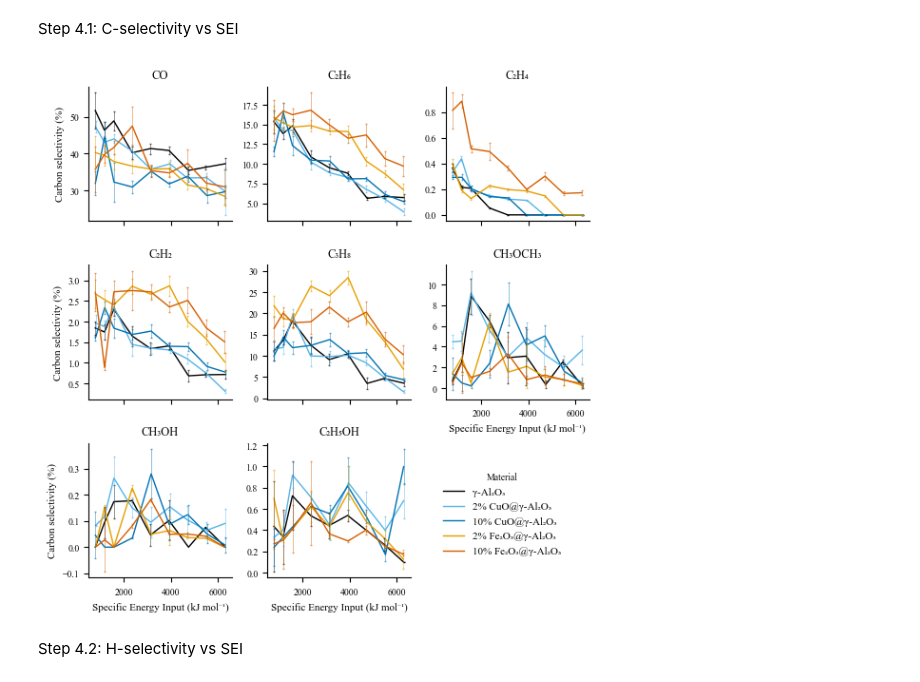
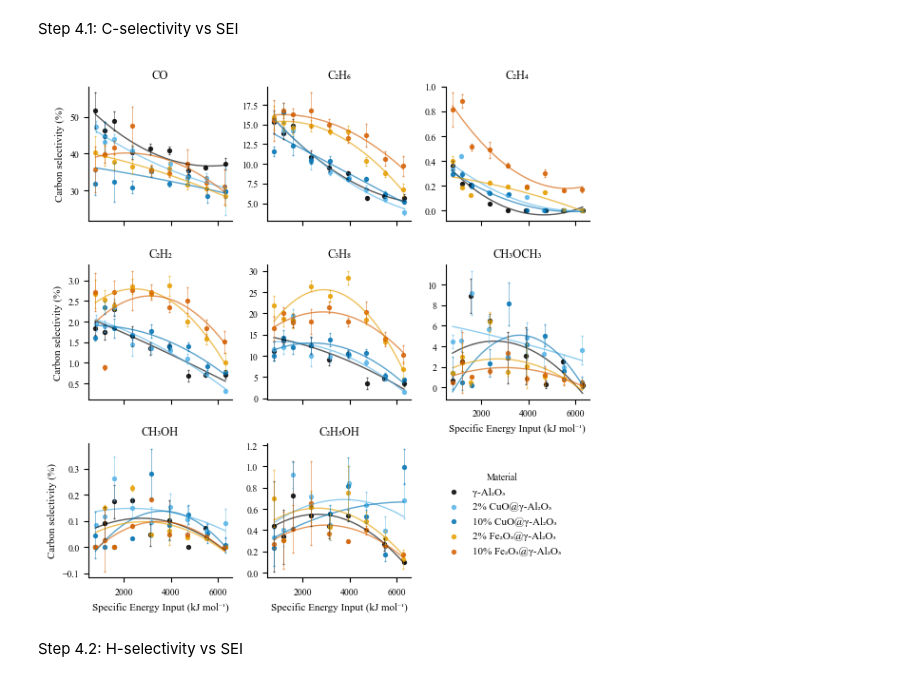
Before and after one commit to sbossier/ladca_incat_envecon_paper, a Jupyter notebook: ipynb/visualisation_chemical.ipynb, the cells around one changed output. Saved outputs shown, nothing was run; the diff lists cells and outputs as text; code cells hidden in the pictures.

```diff
--- a/ipynb/visualisation_chemical.ipynb
+++ b/ipynb/visualisation_chemical.ipynb
@@ -449,7 +449,7 @@ df_selectivity = df[
 Step 4.1: C-selectivity vs SEI
 # %%
 # Carbon selectivity in function of SEI
-g = sns.relplot(
+g = sns.lmplot(
 	data=df_selectivity,
 	x='sei_kjmol',
 	y='selec_c',
@@ -460,12 +460,14 @@ g = sns.relplot(
 		'CO', 'C₂H₆', 'C₂H₄', 'C₂H₂',
 		'C₃H₈', 'CH₃OCH₃', 'CH₃OH', 'C₂H₅OH'
 	],
-	kind='line',
-	linewidth=1,
 	height=5/2.54,
 	aspect=1,
+	ci=None,
+	order=2,
 	legend=True,
 	facet_kws={'sharey': False, 'legend_out': False},
+	scatter_kws={'s': 8},
+	line_kws={'lw': 1, 'alpha': alpha},
 	col_wrap=3
 )
 
@@ -479,34 +481,34 @@ for ax, compound in zip(g.axes.flatten(), ['CO', 'C₂H₆', 'C₂H₄', 'C₂H
 		ax.errorbar(
 			subset['sei_kjmol'],
 			subset['selec_c'],
 			yerr=subset['selec_c_sd'] * t_quantile,
 			fmt='none',
 			ecolor=cb_colors[material_name],
 			elinewidth=0.5,
 			capsize=1,
 			alpha=0.6
 		)
 
 sns.move_legend(
 	g,
 	loc='lower right',
 	title='Material',
 	bbox_to_anchor=(0.95, 0.10),
 	frameon=False,
 	fontsize=8
 )
 
 g.set_titles(col_template='{col_name}', size=9)
 g.set_xlabels('Specific Energy Input (kJ mol⁻¹)', size=8)
 g.set_ylabels('Carbon selectivity (%)', size=8)
 
 plt.tight_layout()
 plt.savefig(
 	r'C:\Users\Sande\Dropbox\Apps\Overleaf\ladca_incat_envecon_paper_elsevier\figs\sander_selec_c_vs_sei.pdf'
 )
 plt.show()
 # %% [output]
-[figure, old version]
+[figure, new version]
 # %% [markdown]
 Step 4.2: H-selectivity vs SEI
 # %%
```
Also changed, not shown: parts of 15 cells of this notebook.
